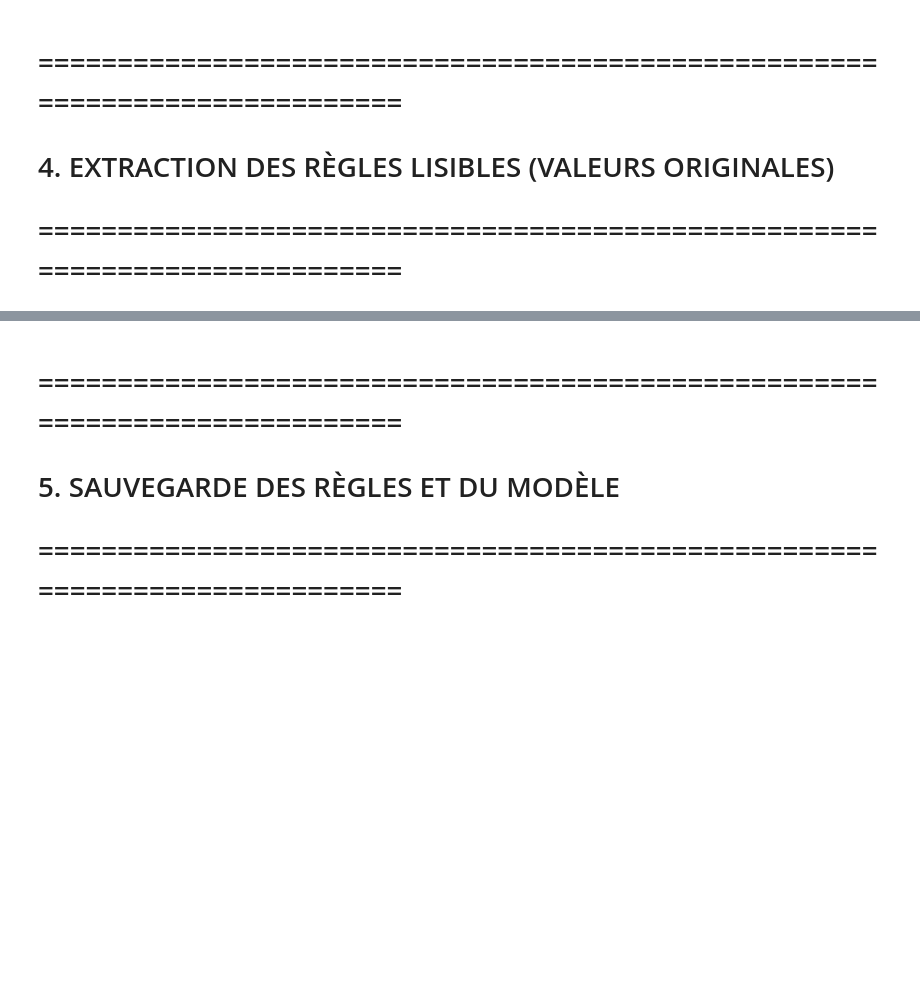
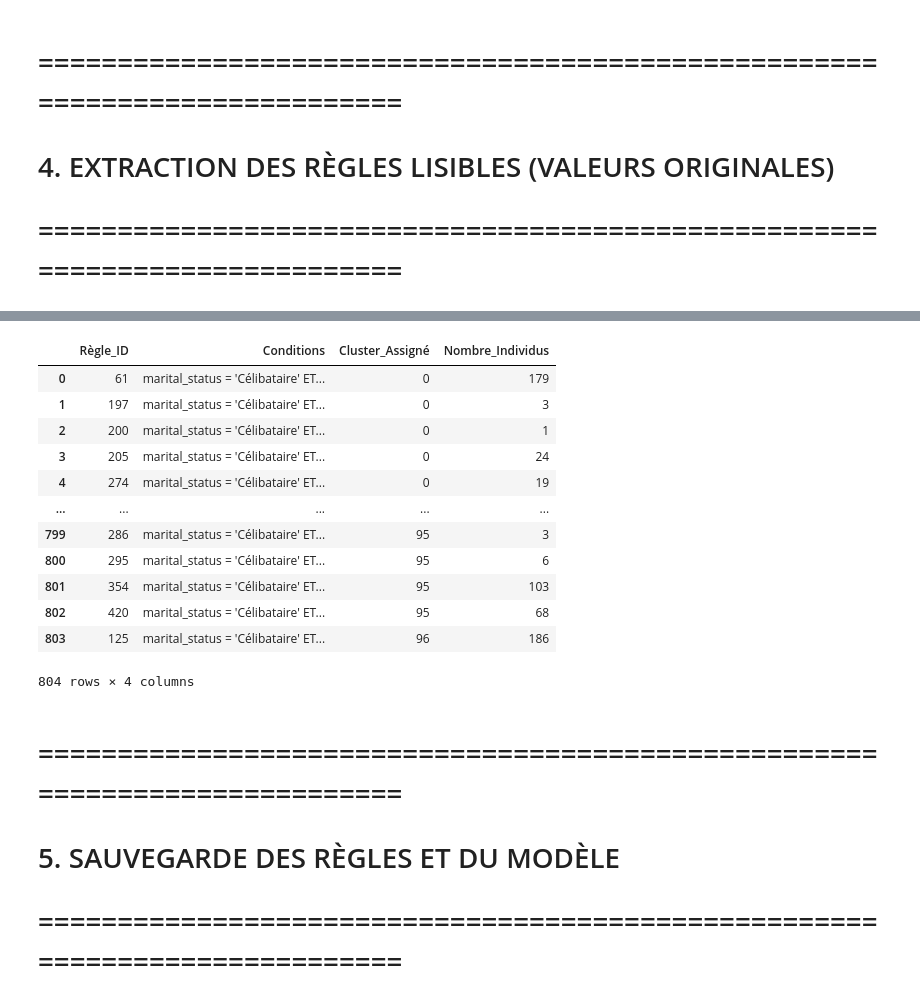
Before and after one commit to Didi17ane/Tyli_DataViz, a Jupyter notebook: SCORING/decisiontree.ipynb, the cells around one changed output, grey strips where cells are left out. Saved outputs shown, nothing was run; the diff lists cells and outputs as text; code cells hidden in the pictures; blank space fills up the shorter version.

```diff
--- a/SCORING/decisiontree.ipynb
+++ b/SCORING/decisiontree.ipynb
@@ -275,3 +396,22 @@ rules_df
+# %%
+rules_df = rules_df.sort_values(
+    by=["Cluster_Assigné", "Règle_ID"]
+).reset_index(drop=True)
+rules_df
+# %% [output]
+|  | Règle_ID | Conditions | Cluster_Assigné | Nombre_Individus |
+| 0 | 61 | marital_status = 'Célibataire' ET... | 0 | 179 |
+| 1 | 197 | marital_status = 'Célibataire' ET... | 0 | 3 |
+| 2 | 200 | marital_status = 'Célibataire' ET... | 0 | 1 |
+| 3 | 205 | marital_status = 'Célibataire' ET... | 0 | 24 |
+| 4 | 274 | marital_status = 'Célibataire' ET... | 0 | 19 |
+| ... | ... | ... | ... | ... |
+| 799 | 286 | marital_status = 'Célibataire' ET... | 95 | 3 |
+| 800 | 295 | marital_status = 'Célibataire' ET... | 95 | 6 |
+| 801 | 354 | marital_status = 'Célibataire' ET... | 95 | 103 |
+| 802 | 420 | marital_status = 'Célibataire' ET... | 95 | 68 |
+| 803 | 125 | marital_status = 'Célibataire' ET... | 96 | 186 |
+804 rows × 4 columns
 # %% [markdown]
 # ============================================================================
 # 5. SAUVEGARDE DES RÈGLES ET DU MODÈLE
```
Also changed, not shown: parts of 12 cells of this notebook, 11 other files.
